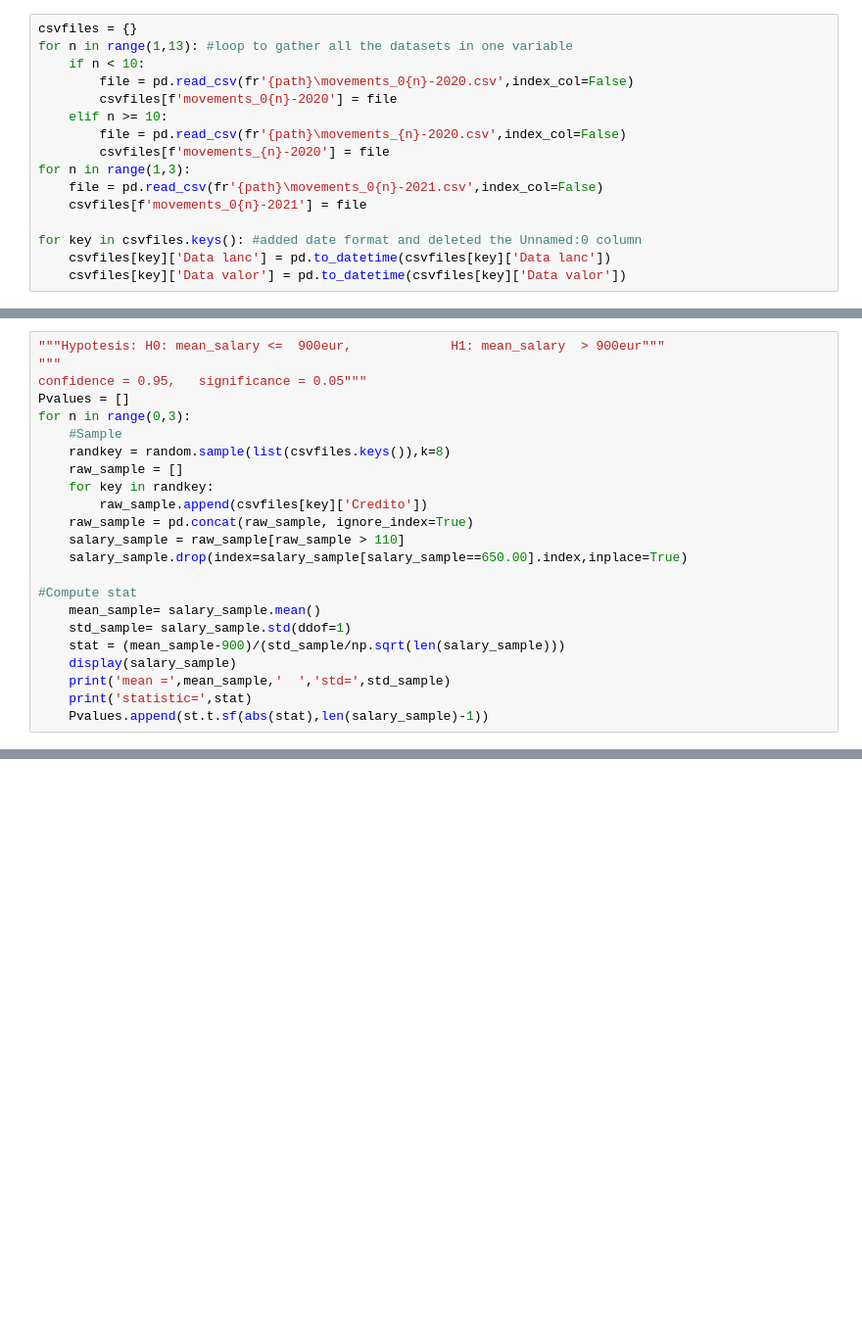
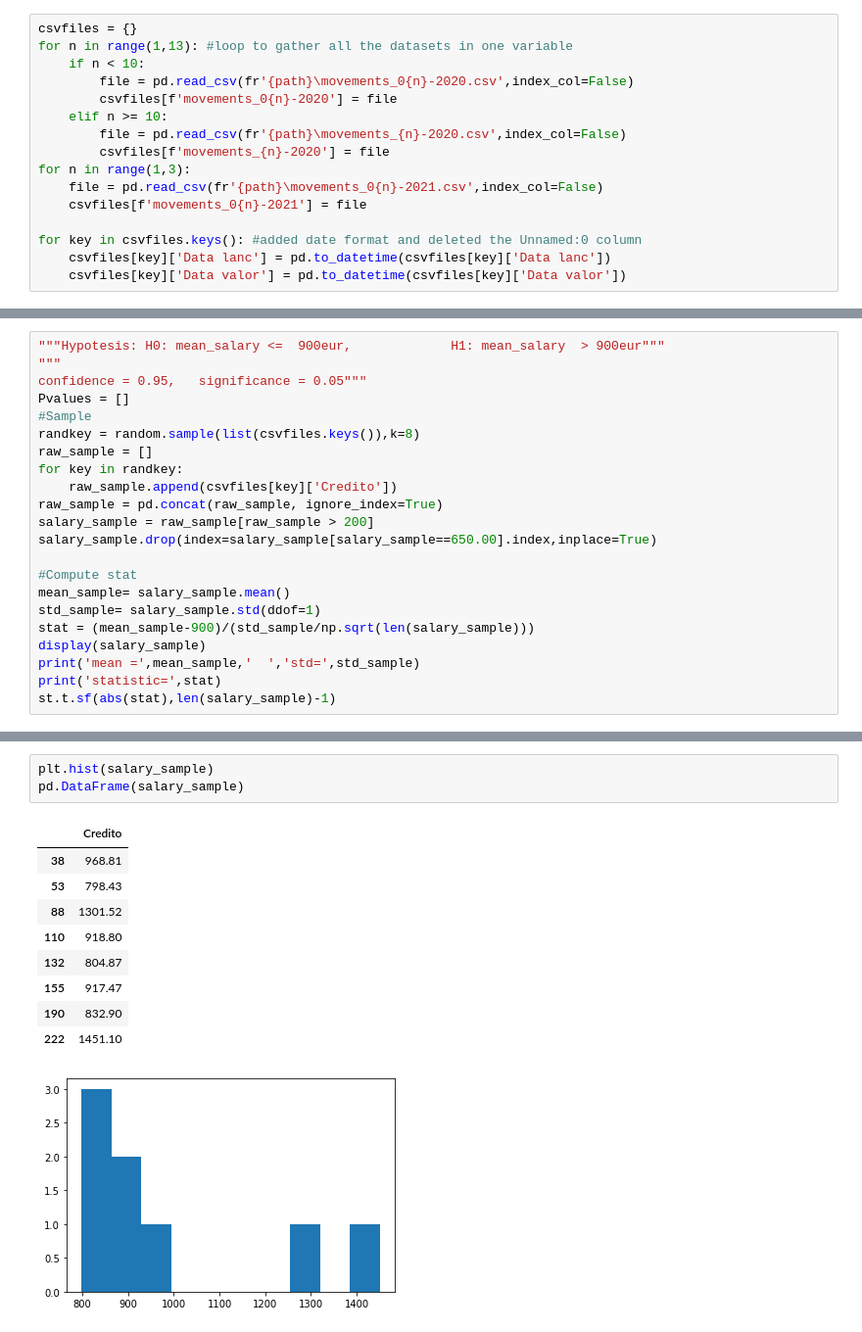
Before and after one commit to Astrobert0/Project-4, a Jupyter notebook: Analysis.ipynb, the cells around one changed output, grey strips where cells are left out. Shown at 98% size. Saved outputs shown, nothing was run; the diff lists cells and outputs as text; blank space fills up the shorter version.

```diff
--- a/Analysis.ipynb
+++ b/Analysis.ipynb
@@ -36,21 +215,20 @@ for key in csvfiles.keys():
 """
 confidence = 0.95,   significance = 0.05"""
 Pvalues = []
-for n in range(0,3):
-    #Sample
-    randkey = random.sample(list(csvfiles.keys()),k=8)
-    raw_sample = []
-    for key in randkey:
-        raw_sample.append(csvfiles[key]['Credito'])
-    raw_sample = pd.concat(raw_sample, ignore_index=True)
-    salary_sample = raw_sample[raw_sample > 110]
-    salary_sample.drop(index=salary_sample[salary_sample==650.00].index,inplace=True)
+#Sample
+randkey = random.sample(list(csvfiles.keys()),k=8)
+raw_sample = []
+for key in randkey:
+    raw_sample.append(csvfiles[key]['Credito'])
+raw_sample = pd.concat(raw_sample, ignore_index=True)
+salary_sample = raw_sample[raw_sample > 200]
+salary_sample.drop(index=salary_sample[salary_sample==650.00].index,inplace=True)
 
 #Compute stat
-    mean_sample= salary_sample.mean()
-    std_sample= salary_sample.std(ddof=1)
-    stat = (mean_sample-900)/(std_sample/np.sqrt(len(salary_sample)))
-    display(salary_sample)
-    print('mean =',mean_sample,'  ','std=',std_sample)
-    print('statistic=',stat)
-    Pvalues.append(st.t.sf(abs(stat),len(salary_sample)-1))
+mean_sample= salary_sample.mean()
+std_sample= salary_sample.std(ddof=1)
+stat = (mean_sample-900)/(std_sample/np.sqrt(len(salary_sample)))
+display(salary_sample)
+print('mean =',mean_sample,'  ','std=',std_sample)
+print('statistic=',stat)
+st.t.sf(abs(stat),len(salary_sample)-1)
@@ -56,0 +248,14 @@ for n in range(0,3):
+# %%
+plt.hist(salary_sample)
+pd.DataFrame(salary_sample)
+# %% [output]
+|  | Credito |
+| 38 | 968.81 |
+| 53 | 798.43 |
+| 88 | 1301.52 |
+| 110 | 918.80 |
+| 132 | 804.87 |
+| 155 | 917.47 |
+| 190 | 832.90 |
+| 222 | 1451.10 |
+[figure, added]
```
Also changed, not shown: parts of 17 cells of this notebook, 4 other files.
